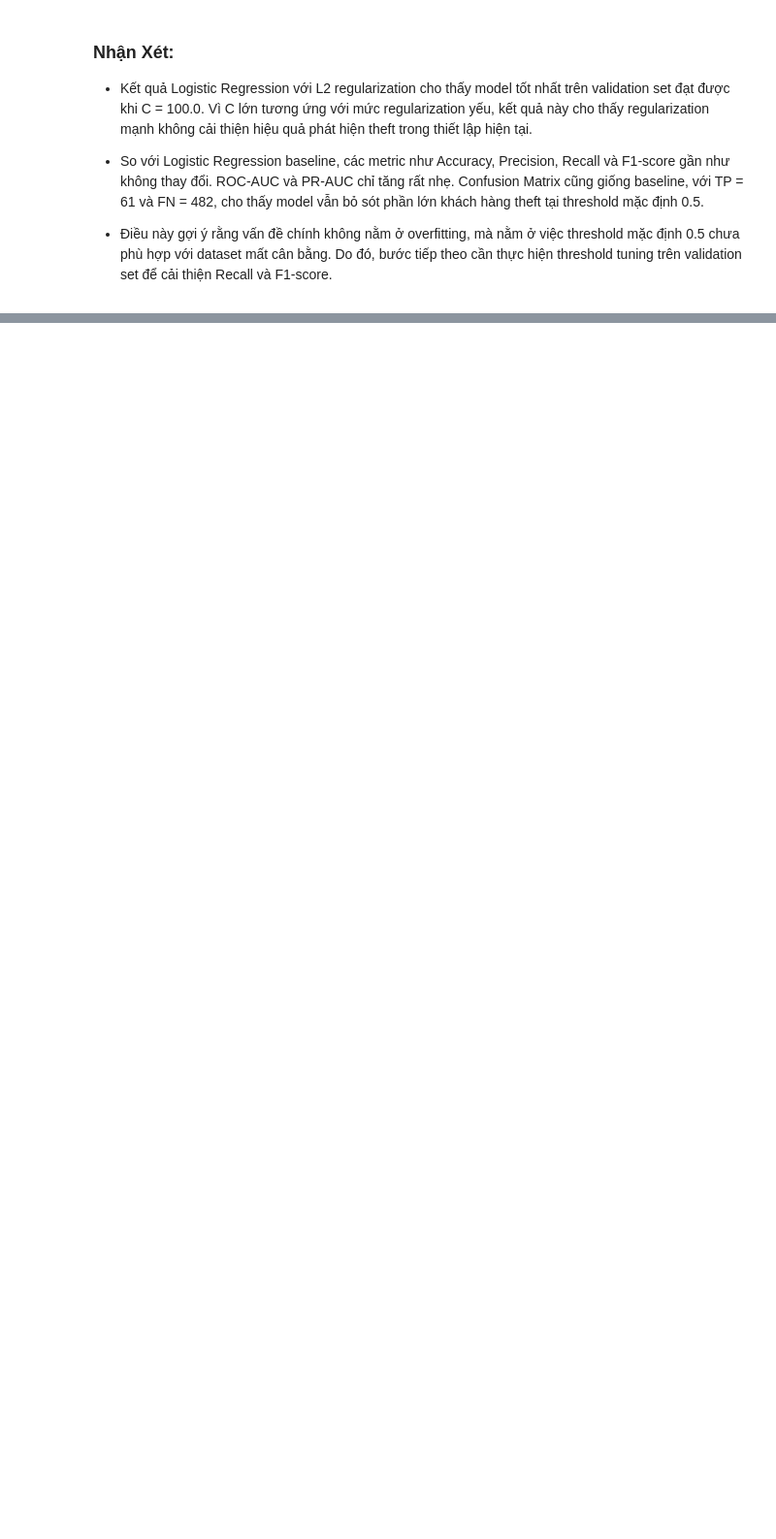
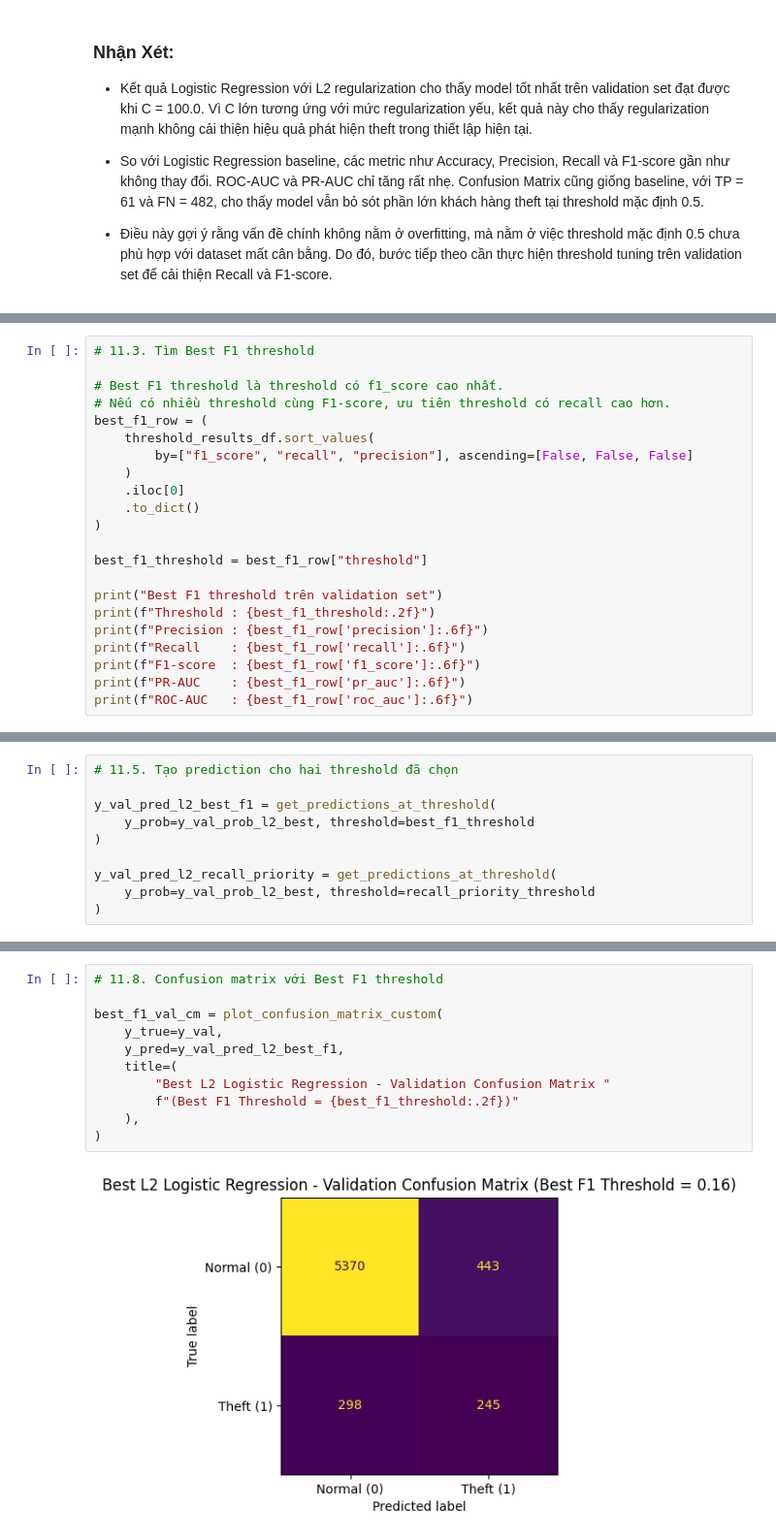
Before and after one commit to longzu-ComputerScience/CS114----ML-Project---Energy-Theft-Detection, a Jupyter notebook: notebooks/model_training_quoc_thai.ipynb, the cells around one changed output, grey strips where cells are left out. Shown at 97% size. Drawn from its saved outputs; the diff is of its cells as text; blank space fills up the shorter version.

```diff
--- a/notebooks/model_training_quoc_thai.ipynb
+++ b/notebooks/model_training_quoc_thai.ipynb
@@ -667,0 +743,22 @@ l2_best_val_cm = plot_confusion_matrix_custom(
+# %%
+# 11.3. Tìm Best F1 threshold
+
+# Best F1 threshold là threshold có f1_score cao nhất.
+# Nếu có nhiều threshold cùng F1-score, ưu tiên threshold có recall cao hơn.
+best_f1_row = (
+    threshold_results_df.sort_values(
+        by=["f1_score", "recall", "precision"], ascending=[False, False, False]
+    )
+    .iloc[0]
+    .to_dict()
+)
+
+best_f1_threshold = best_f1_row["threshold"]
+
+print("Best F1 threshold trên validation set")
+print(f"Threshold : {best_f1_threshold:.2f}")
+print(f"Precision : {best_f1_row['precision']:.6f}")
+print(f"Recall    : {best_f1_row['recall']:.6f}")
+print(f"F1-score  : {best_f1_row['f1_score']:.6f}")
+print(f"PR-AUC    : {best_f1_row['pr_auc']:.6f}")
+print(f"ROC-AUC   : {best_f1_row['roc_auc']:.6f}")
@@ -667,0 +832,10 @@ l2_best_val_cm = plot_confusion_matrix_custom(
+# %%
+# 11.5. Tạo prediction cho hai threshold đã chọn
+
+y_val_pred_l2_best_f1 = get_predictions_at_threshold(
+    y_prob=y_val_prob_l2_best, threshold=best_f1_threshold
+)
+
+y_val_pred_l2_recall_priority = get_predictions_at_threshold(
+    y_prob=y_val_prob_l2_best, threshold=recall_priority_threshold
+)
@@ -667,0 +926,13 @@ l2_best_val_cm = plot_confusion_matrix_custom(
+# %%
+# 11.8. Confusion matrix với Best F1 threshold
+
+best_f1_val_cm = plot_confusion_matrix_custom(
+    y_true=y_val,
+    y_pred=y_val_pred_l2_best_f1,
+    title=(
+        "Best L2 Logistic Regression - Validation Confusion Matrix "
+        f"(Best F1 Threshold = {best_f1_threshold:.2f})"
+    ),
+)
+# %% [output]
+[figure, added]
```
Also changed, not shown: parts of 8 cells of this notebook.
